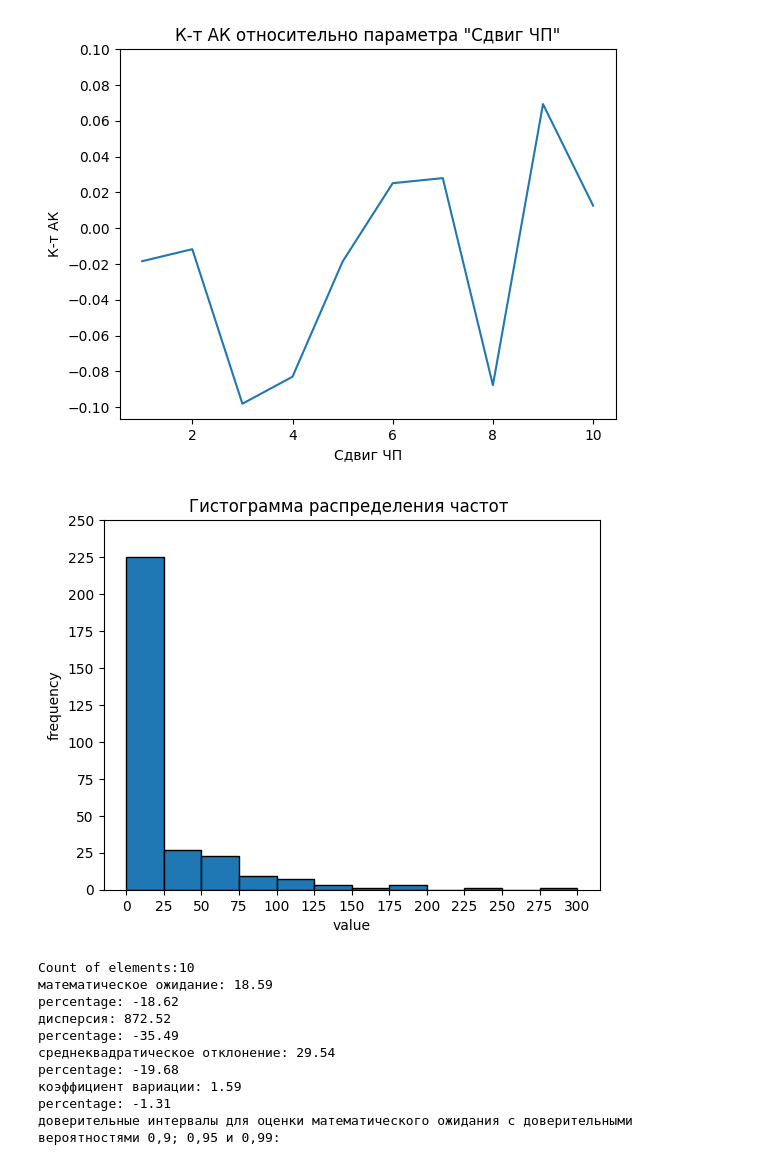
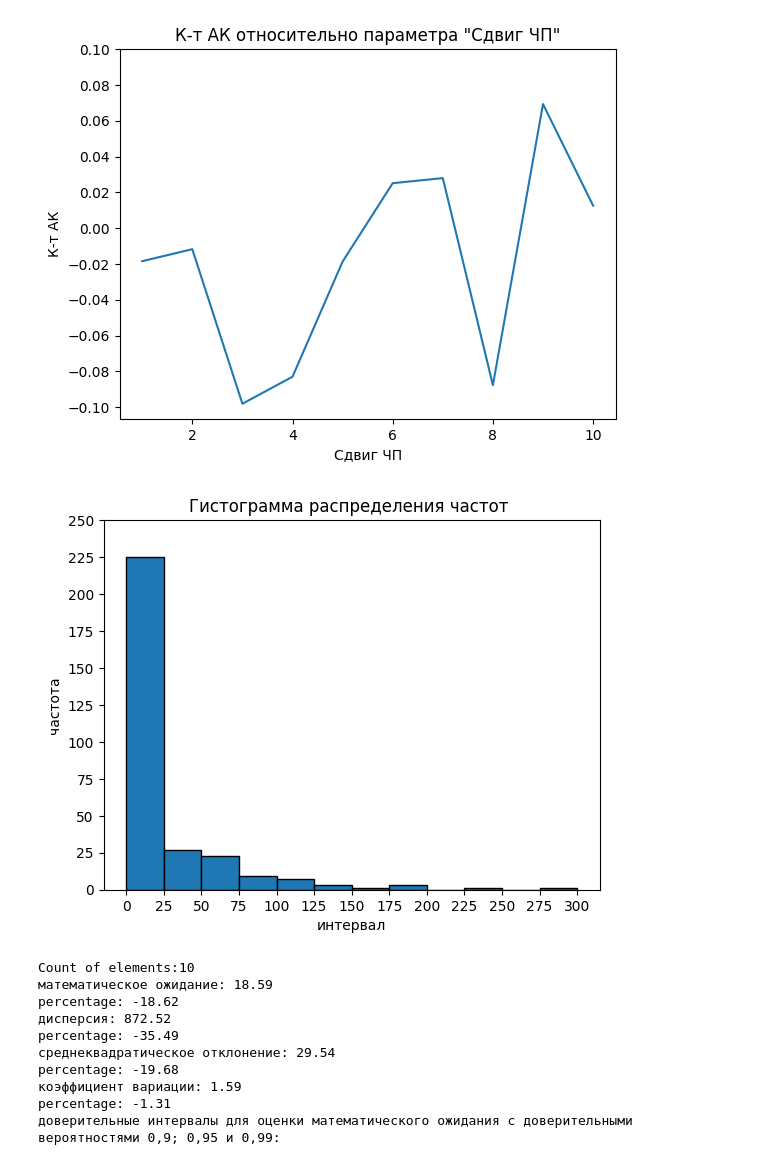
Before and after one commit to Tolia-GH/ITMO-PE, a Jupyter notebook: Modeling/Lab1/Lab1.ipynb, the cells around one changed output. Cells and saved outputs as stored; diff of their text form; code cells hidden in the pictures.

```diff
--- a/Modeling/Lab1/Lab1.ipynb
+++ b/Modeling/Lab1/Lab1.ipynb
@@ -197,17 +197,17 @@ for i in range(1, len(acf_values)):
 # %%
 plt.figure()
 # 绘制频率直方图
 plt.hist(originalSequence, bins=np.arange(0,325,25), edgecolor='black')
 # 添加标题和标签
 plt.title('Гистограмма распределения частот ')
-plt.xlabel('value')
-plt.ylabel('frequency')
+plt.xlabel('интервал')
+plt.ylabel('частота')
 plt.xticks(np.arange(0,325,25))
 plt.yticks(np.arange(0,275,25))
 # 显示图形
 plt.savefig('3.png')
 # %% [output]
-[figure, old version]
+[figure, new version]
 # %%
 # generatedSequence = generate_sequence(originalSequence)
 generatedSequence = read_nums("./generated_sequence.csv")
```
Also changed, not shown: 3 other files.
